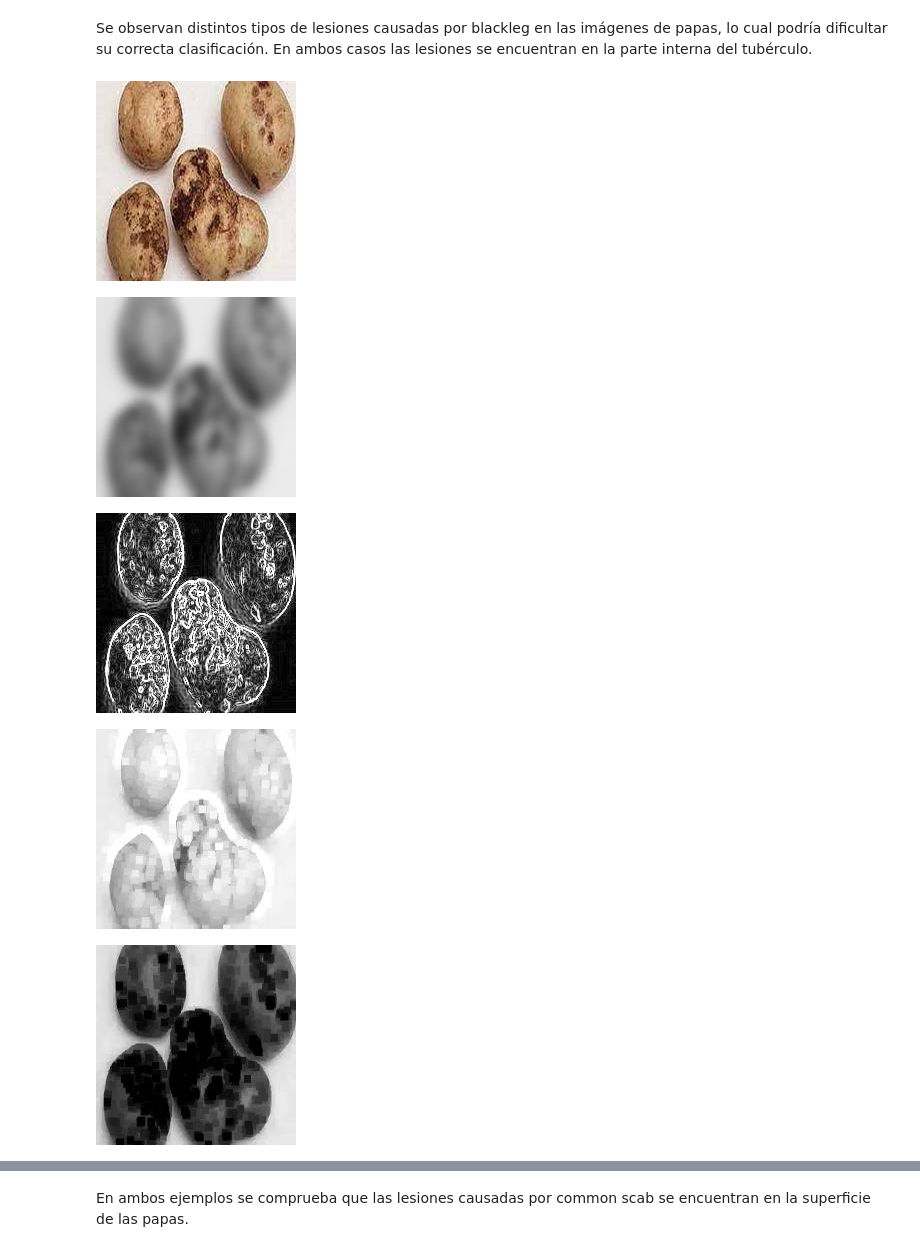
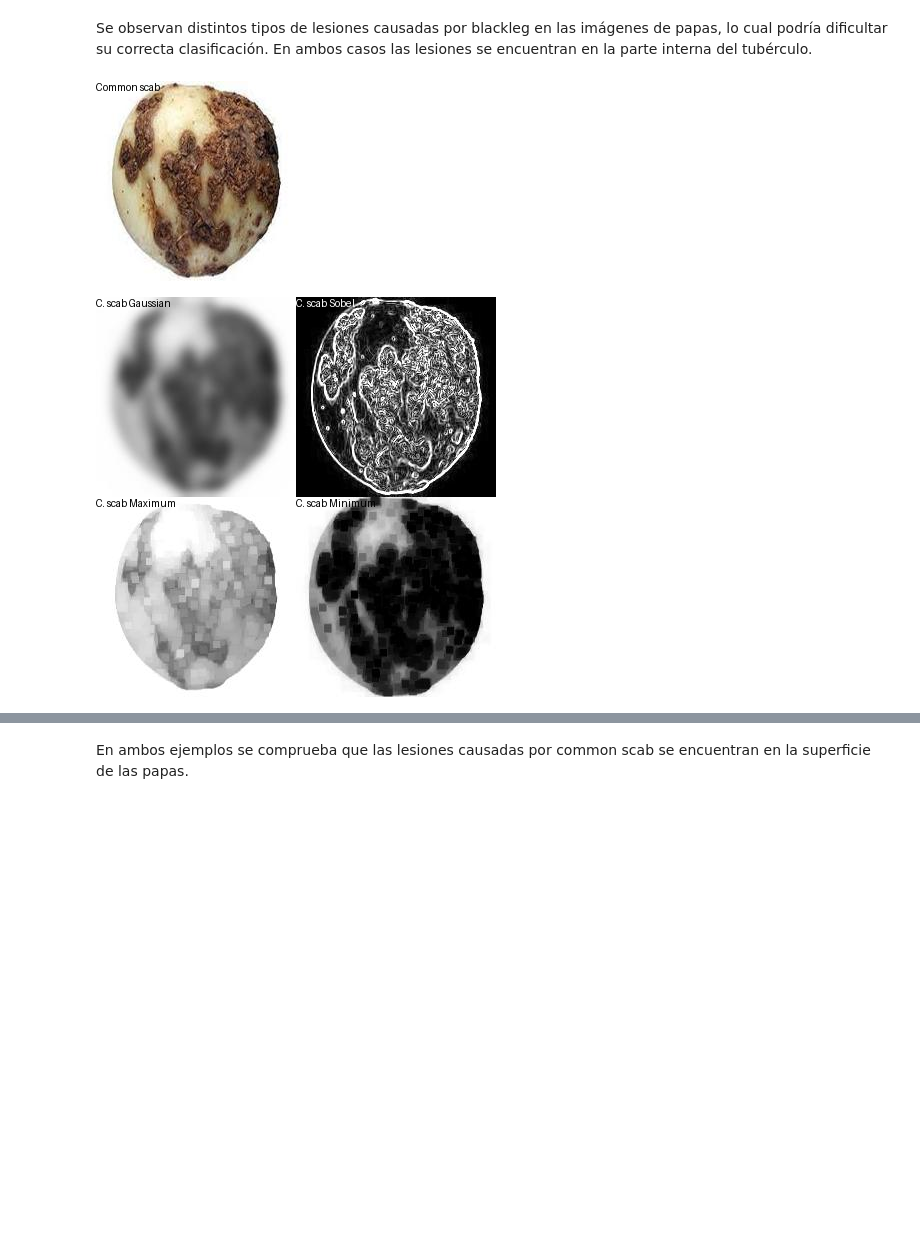
Before and after one commit to principioincertidumbre/ComputerVision, a Jupyter notebook: IntroCV_Tarea_2_Sofía_Vits.ipynb, the cells around one changed output, grey strips where cells are left out. Saved outputs shown, nothing was run; the diff lists cells and outputs as text; code cells hidden in the pictures; blank space fills up the shorter version.

```diff
--- a/IntroCV_Tarea_2_Sofía_Vits.ipynb
+++ b/IntroCV_Tarea_2_Sofía_Vits.ipynb
@@ -390,6 +391,18 @@ for filename in glob.glob('/content/drive/MyDrive/potato/Healthy Potatoes Min/*.
 ## Resultado del pre-procesamiento del dataset de papas
 
 En esta sección se muestran ejemplos de papas sanas e infectadas por blackleg, common scab, y dry rot. En todos los casos se comparan imágenes sin filtrar con fotografías a las cuales se les aplicó desenfoque Gaussiano, detección de bordes mediante un filtro Sobel, y filtros Máximo y Mínimo.
+# %%
+def image_grid(imgs, rows, cols):
+    assert len(imgs) == rows*cols
+
+    w, h = imgs[0].size
+    grid = Image.new('RGB', size=(cols*w, rows*h))
+    grid_w, grid_h = grid.size
+
+
+    for i, img in enumerate(imgs):
+        grid.paste(img, box=(i%cols*w, i//cols*h))
+    return grid
 # %%
 # Compara papa afectada por blackleg antes y después de aplicar desenfoque Gaussiano, filtros Sobel, Máximo y Mínimo
 
@@ -451,31 +477,35 @@ Se observan distintos tipos de lesiones causadas por blackleg en las imágenes d
 # %%
 # Compara papa afectada por common scab antes y después de aplicar desenfoque Gaussiano, filtros Sobel, Máximo y Mínimo
 
 # Original
-pil_im3 = Image.open('{}/10.jpg'.format(inPath1))
+pil_im3 = Image.open('{}/1.jpg'.format(inPath1))
+ImageDraw.Draw(pil_im3).text((0, 0),'Common scab', (0, 0, 0))
 display(pil_im3)
 
 # Desenfoque Gaussiano
-pil_im_g3 = Image.open('{}/10.jpg'.format(inPath5))
-display(pil_im_g3)
+pil_im_g3 = Image.open('{}/1.jpg'.format(inPath5)).convert('RGB')
+ImageDraw.Draw(pil_im_g3).text((0, 0),'C. scab Gaussian', (0, 0, 0))
 
 # Sobel
-pil_im_s3 = Image.open('{}/10.jpg'.format(inPath9))
-display(pil_im_s3)
+pil_im_s3 = Image.open('{}/1.jpg'.format(inPath9)).convert('RGB')
+ImageDraw.Draw(pil_im_s3).text((0, 0),'C. scab Sobel', (255, 255, 255))
 
 # Máximo
-pil_im_m3 = Image.open('{}/10.jpg'.format(inPath13))
-display(pil_im_m3)
+pil_im_m3 = Image.open('{}/1.jpg'.format(inPath13)).convert('RGB')
+ImageDraw.Draw(pil_im_m3).text((0, 0),'C. scab Maximum', (0, 0, 0))
 
 # Mínimo
-pil_im_mi3 = Image.open('{}/10.jpg'.format(inPath17))
-display(pil_im_mi3)
+pil_im_mi3 = Image.open('{}/1.jpg'.format(inPath17)).convert('RGB')
+ImageDraw.Draw(pil_im_mi3).text((0, 0),'C. scab Minimum', (0, 0, 0))
+
+imgs = [pil_im_g3, pil_im_s3, pil_im_m3, pil_im_mi3]
+
+grid = image_grid(imgs, rows=2, cols=2)
+
+display(grid)
 # %% [output]
-[figure, old version]
+[figure, new version]
-[figure, old version]
+[figure, new version]
-[figure, removed]
-[figure, removed]
-[figure, removed]
 # %%
 # Compara papa afectada por common scab antes y después de aplicar desenfoque Gaussiano, filtros Sobel, Máximo y Mínimo
 
```
Also changed, not shown: parts of 10 cells of this notebook.
